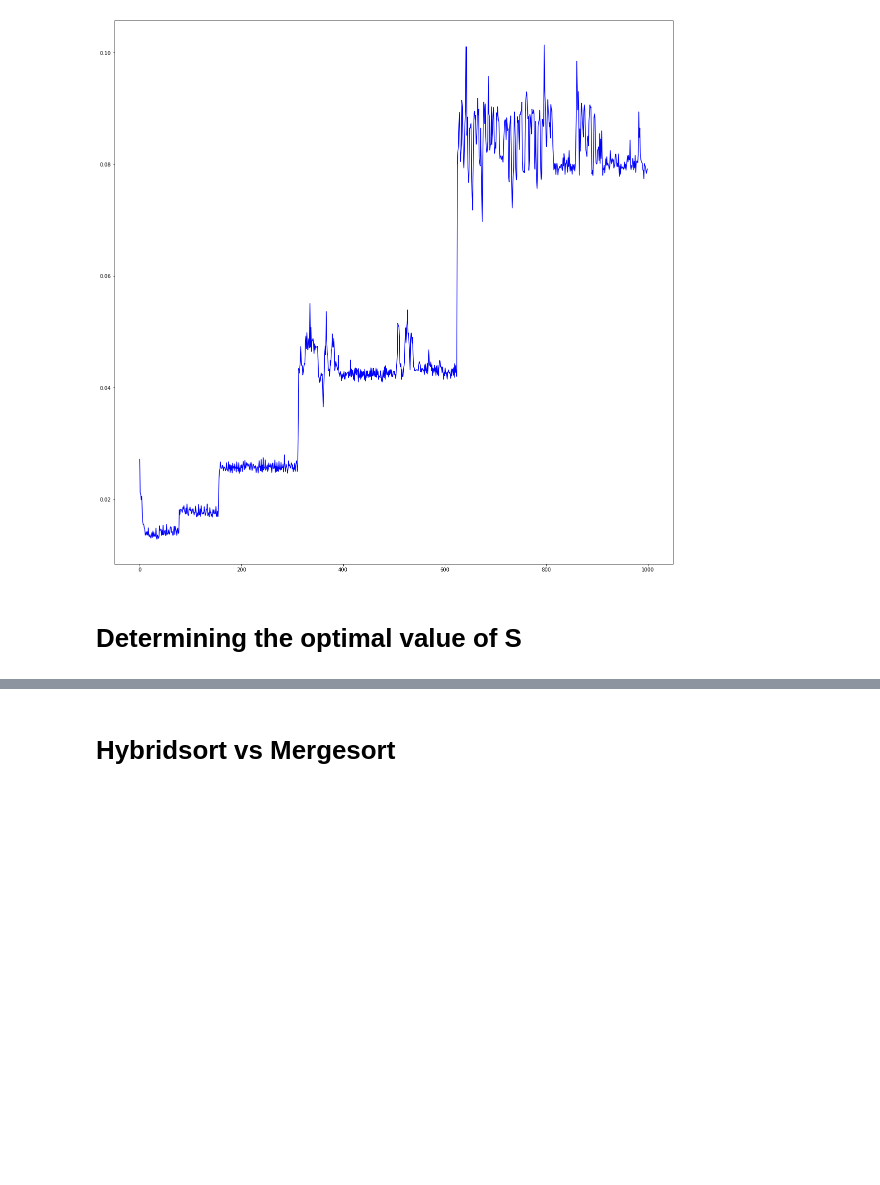
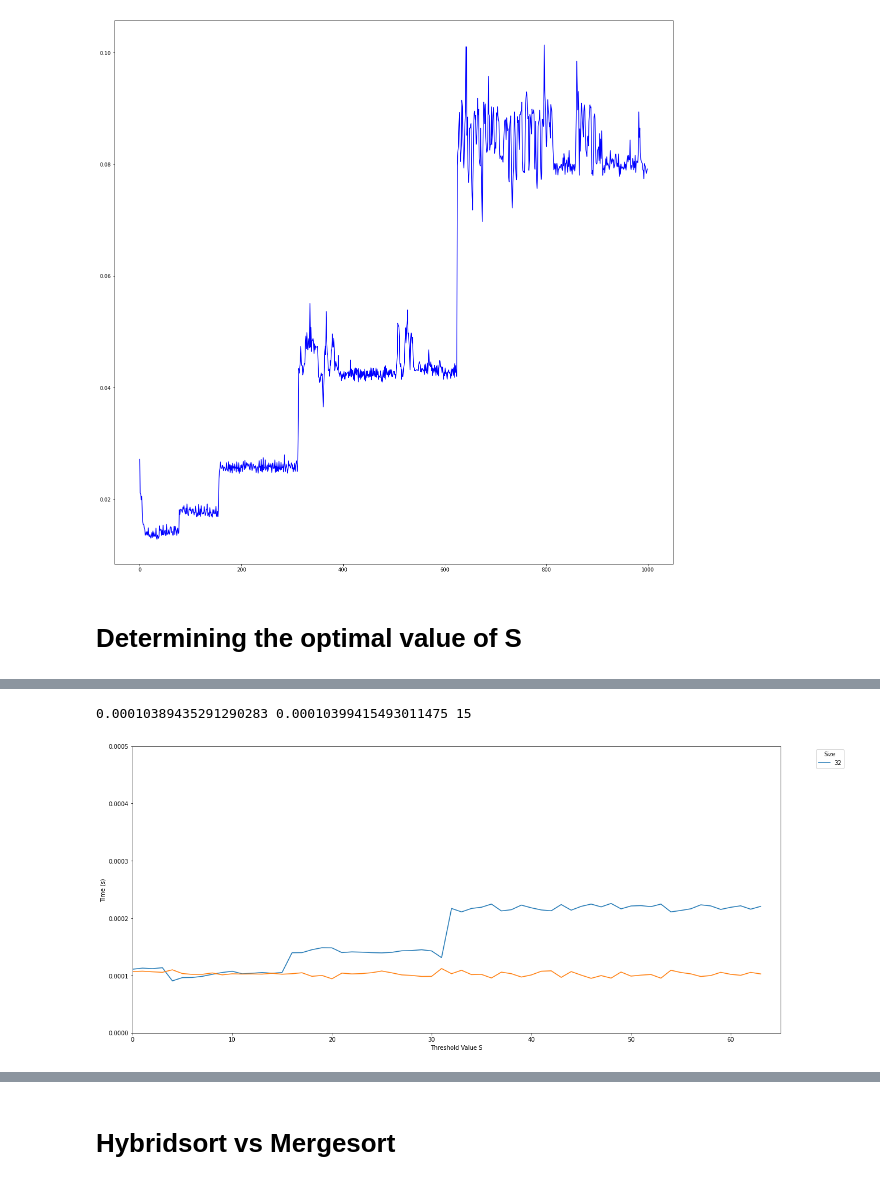
Before and after one commit to charlotteteo/cz2101proj, a Jupyter notebook: lab1_charlotte.ipynb, the cells around one changed output, grey strips where cells are left out. Drawn from its saved outputs; the diff is of its cells as text; code cells hidden in the pictures; blank space fills up the shorter version.

```diff
--- a/lab1_charlotte.ipynb
+++ b/lab1_charlotte.ipynb
@@ -389,0 +509,58 @@ for i in range(3):
+# %%
+import time
+import pandas as pd
+import numpy as np
+import matplotlib.pyplot as plt
+sizeTimes = []
+sizeTimesMerge = []
+for size in [32]: # change this to compute different array sizes
+    sTimes = []
+    sTimesMerge = []
+    thresholds = range(0,64) # zoom in on S between 0 and 50
+    for S in thresholds:
+        np.random.seed(2022)
+        testtimes = []
+        testtimesMerge = []
+        for _ in range(10000):
+            arr = np.random.rand(size)
+            arr2 = arr.copy()
+
+            start_time = time.time()
+            arr, S = hybridsortNoComparisons(arr, S)
+            end_time = (time.time() - start_time)
+
+            testtimes.append(end_time)
+
+            start_time = time.time()
+            arr = mergesortNoComparisons(arr2)
+            end_time = (time.time() - start_time)
+
+            testtimesMerge.append(end_time)
+        sTimes.append(np.mean(testtimes))
+        sTimesMerge.append(np.mean(testtimesMerge))
+    sizeTimesMerge.append((thresholds, sTimesMerge))
+    sizeTimes.append((thresholds, sTimes))
+
+for i in range(len(sizeTimes)):
+    for j in range(len(sizeTimes[i][1])-1,-1,-1):
+        if sizeTimes[i][1][j] < sizeTimesMerge[i][1][j]:
+            print(sizeTimes[i][1][j], sizeTimesMerge[i][1][j], j+1)
+            break
+
+f = plt.figure(figsize=(20,20))
+ax = f.add_subplot(211)
+for t in sizeTimes:
+    ax.plot(t[0], t[1], label= str(t[0][-1]+1))
+
+for t in sizeTimesMerge:
+    ax.plot(t[0], t[1], label= str(t[0][-1]+1))
+ax.set_xlabel("Threshold Value S")
+ax.set_ylabel("Time (s)")
+plt.legend(bbox_to_anchor=(1.05, 1.0), loc="upper left", title = "Size", labels=[32])
+
+plt.ylim(0,0.0005)
+plt.xlim(0,65)
+plt.show()
+# %% [output]
+0.00010389435291290283 0.00010399415493011475 15
+[figure, added]
```
Also changed, not shown: parts of 20 cells of this notebook.
